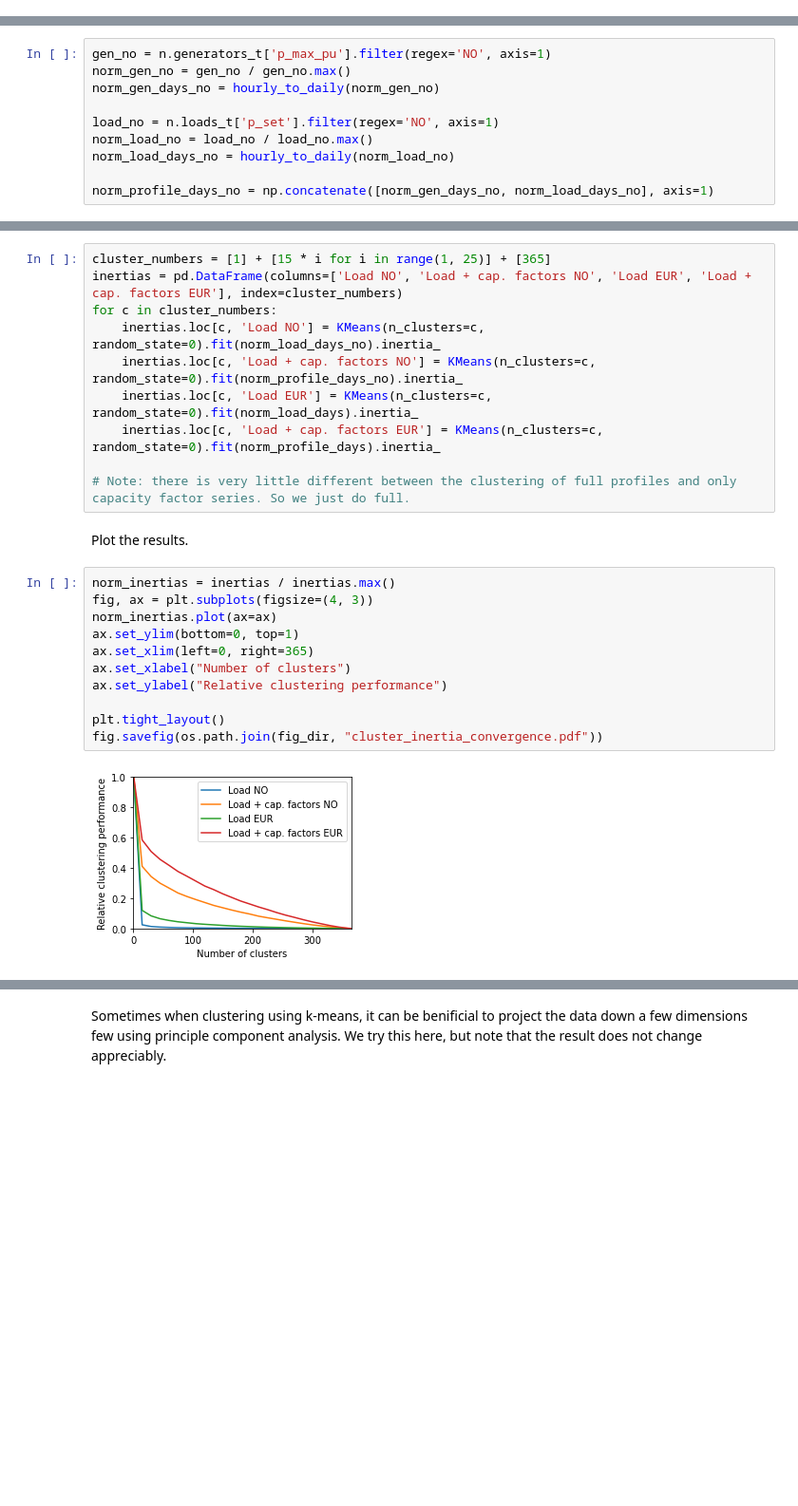
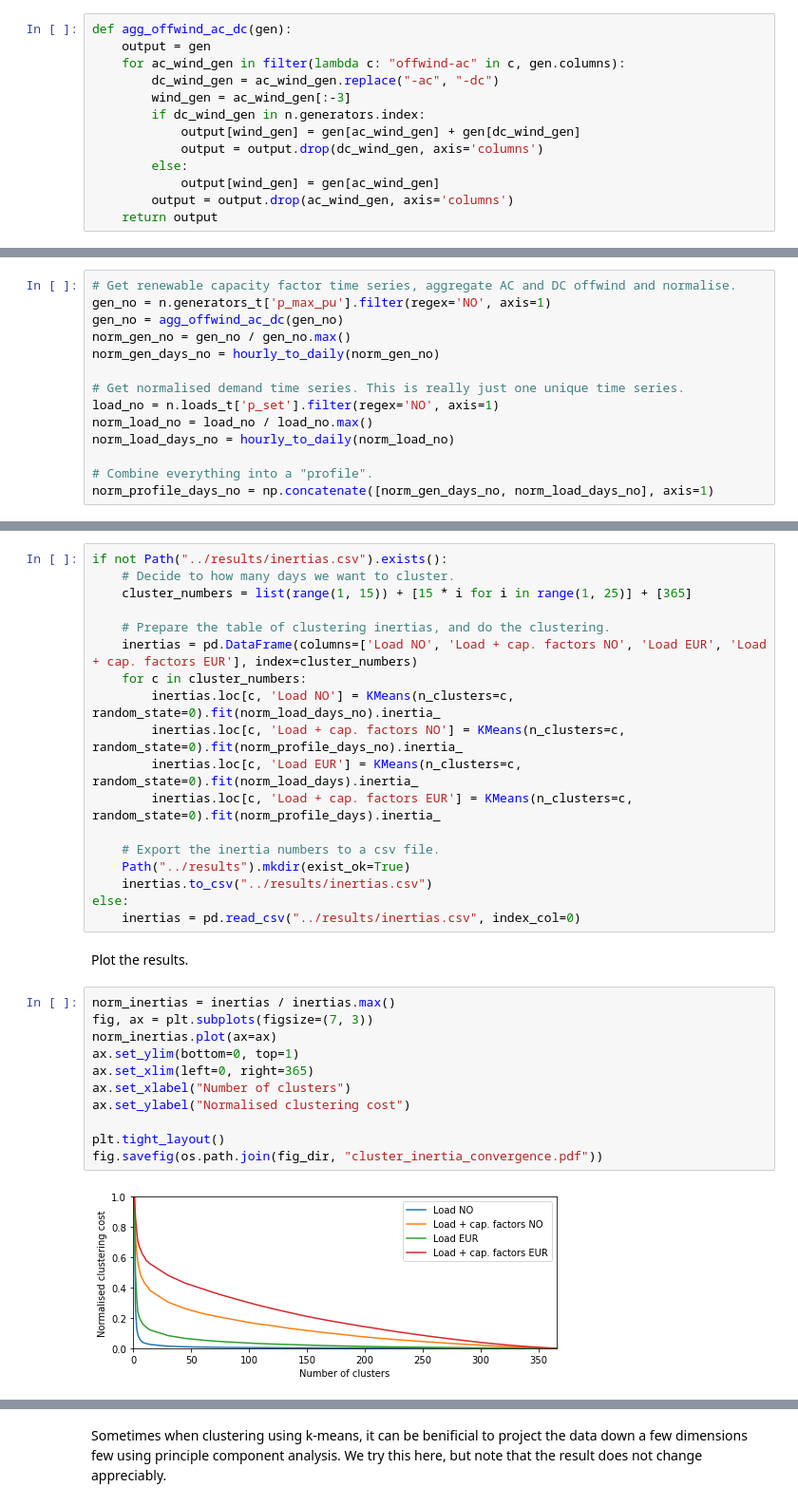
Before and after one commit to koen-vg/pypsa-eur, a Jupyter notebook: notebooks/cluster-analysis.ipynb, the cells around one changed output, grey strips where cells are left out. Shown at 95% size. Cells and saved outputs as stored; diff of their text form; blank space fills up the shorter version.

Commit message:
Updated figures

```diff
--- a/notebooks/cluster-analysis.ipynb
+++ b/notebooks/cluster-analysis.ipynb
@@ -44,2 +49,15 @@ def hourly_to_daily(series: pd.Series) -> np.array:
+# %%
+def agg_offwind_ac_dc(gen):
+    output = gen
+    for ac_wind_gen in filter(lambda c: "offwind-ac" in c, gen.columns):
+        dc_wind_gen = ac_wind_gen.replace("-ac", "-dc")
+        wind_gen = ac_wind_gen[:-3]
+        if dc_wind_gen in n.generators.index:
+            output[wind_gen] = gen[ac_wind_gen] + gen[dc_wind_gen]
+            output = output.drop(dc_wind_gen, axis='columns')
+        else:
+            output[wind_gen] = gen[ac_wind_gen]
+        output = output.drop(ac_wind_gen, axis='columns')
+    return output
 # %% [markdown]
 Generate normalised time series for load and capacity factors, and combine them to form the input "profile" of the model.
@@ -56,12 +81,16 @@ INFO:numexpr.utils:NumExpr defaulting to 8 threads.
 # %% [markdown]
 Do the same with series only for Norway.
 # %%
+# Get renewable capacity factor time series, aggregate AC and DC offwind and normalise.
 gen_no = n.generators_t['p_max_pu'].filter(regex='NO', axis=1)
+gen_no = agg_offwind_ac_dc(gen_no)
 norm_gen_no = gen_no / gen_no.max()
 norm_gen_days_no = hourly_to_daily(norm_gen_no)
 
+# Get normalised demand time series. This is really just one unique time series.
 load_no = n.loads_t['p_set'].filter(regex='NO', axis=1)
 norm_load_no = load_no / load_no.max()
 norm_load_days_no = hourly_to_daily(norm_load_no)
 
+# Combine everything into a "profile".
 norm_profile_days_no = np.concatenate([norm_gen_days_no, norm_load_days_no], axis=1)
@@ -70,27 +104,35 @@ Cluster European and Norwegian days (just load and load combined with capacity f
 
 Note: the clustering can take a few minutes.
 # %%
-cluster_numbers = [1] + [15 * i for i in range(1, 25)] + [365]
-inertias = pd.DataFrame(columns=['Load NO', 'Load + cap. factors NO', 'Load EUR', 'Load + cap. factors EUR'], index=cluster_numbers)
-for c in cluster_numbers:
-    inertias.loc[c, 'Load NO'] = KMeans(n_clusters=c, random_state=0).fit(norm_load_days_no).inertia_
-    inertias.loc[c, 'Load + cap. factors NO'] = KMeans(n_clusters=c, random_state=0).fit(norm_profile_days_no).inertia_
-    inertias.loc[c, 'Load EUR'] = KMeans(n_clusters=c, random_state=0).fit(norm_load_days).inertia_
-    inertias.loc[c, 'Load + cap. factors EUR'] = KMeans(n_clusters=c, random_state=0).fit(norm_profile_days).inertia_
+if not Path("../results/inertias.csv").exists():
+    # Decide to how many days we want to cluster.
+    cluster_numbers = list(range(1, 15)) + [15 * i for i in range(1, 25)] + [365]
 
-# Note: there is very little different between the clustering of full profiles and only capacity factor series. So we just do full.
+    # Prepare the table of clustering inertias, and do the clustering.
+    inertias = pd.DataFrame(columns=['Load NO', 'Load + cap. factors NO', 'Load EUR', 'Load + cap. factors EUR'], index=cluster_numbers)
+    for c in cluster_numbers:
+        inertias.loc[c, 'Load NO'] = KMeans(n_clusters=c, random_state=0).fit(norm_load_days_no).inertia_
+        inertias.loc[c, 'Load + cap. factors NO'] = KMeans(n_clusters=c, random_state=0).fit(norm_profile_days_no).inertia_
+        inertias.loc[c, 'Load EUR'] = KMeans(n_clusters=c, random_state=0).fit(norm_load_days).inertia_
+        inertias.loc[c, 'Load + cap. factors EUR'] = KMeans(n_clusters=c, random_state=0).fit(norm_profile_days).inertia_
+
+    # Export the inertia numbers to a csv file.
+    Path("../results").mkdir(exist_ok=True)
+    inertias.to_csv("../results/inertias.csv")
+else:
+    inertias = pd.read_csv("../results/inertias.csv", index_col=0)
 # %% [markdown]
 Plot the results.
 # %%
 norm_inertias = inertias / inertias.max()
-fig, ax = plt.subplots(figsize=(4, 3))
+fig, ax = plt.subplots(figsize=(7, 3))
 norm_inertias.plot(ax=ax)
 ax.set_ylim(bottom=0, top=1)
 ax.set_xlim(left=0, right=365)
 ax.set_xlabel("Number of clusters")
-ax.set_ylabel("Relative clustering performance")
+ax.set_ylabel("Normalised clustering cost")
 
 plt.tight_layout()
 fig.savefig(os.path.join(fig_dir, "cluster_inertia_convergence.pdf"))
 # %% [output]
-[figure, old version]
+[figure, new version]
```
Also changed, not shown: parts of 8 cells of this notebook, 2 other files.
